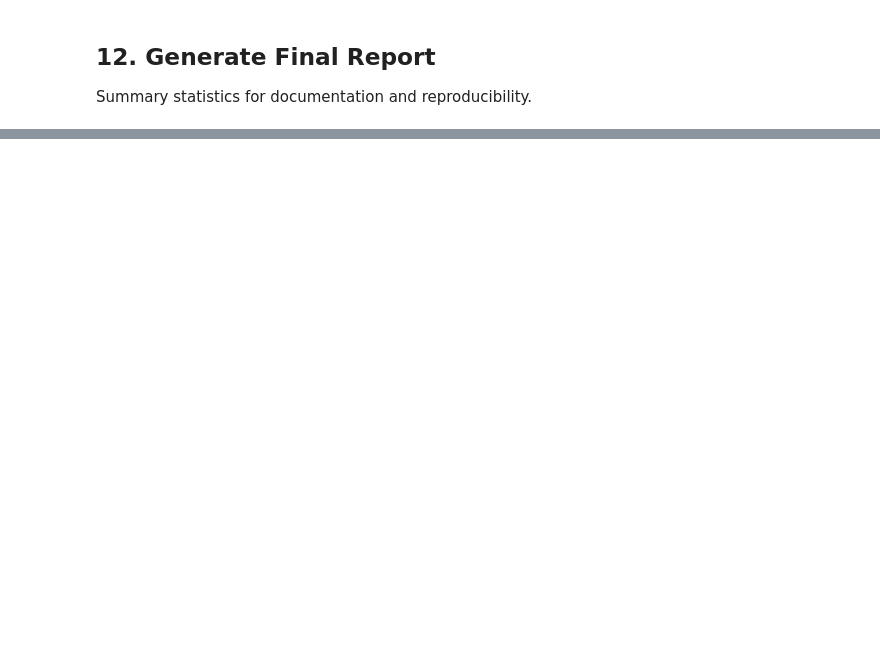
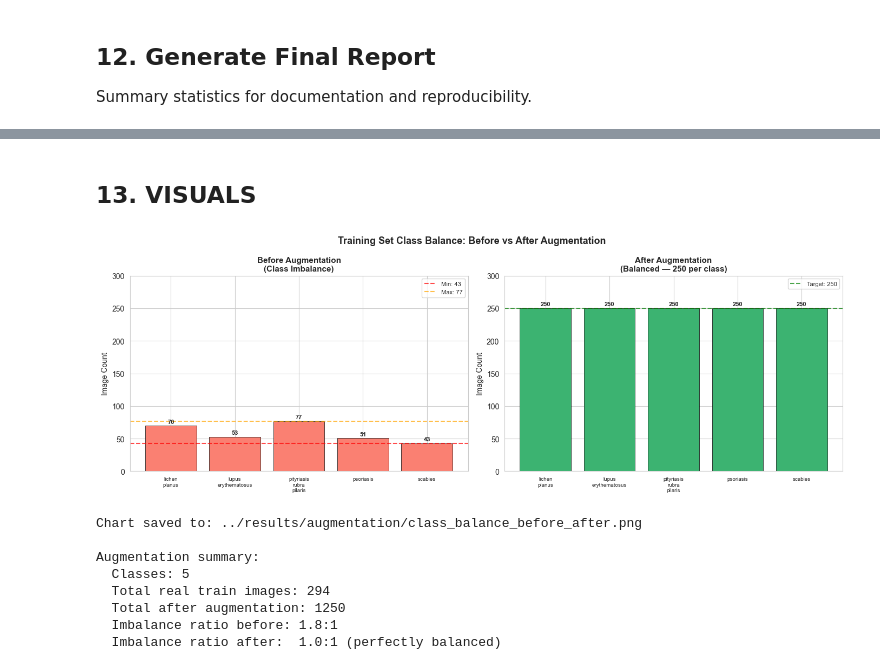
Before and after one commit to reponseashimwe/dermoai, a Jupyter notebook: notebooks/03_data_augmentation.ipynb, the cells around one changed output, grey strips where cells are left out. Cells and saved outputs as stored; diff of their text form; code cells hidden in the pictures; blank space fills up the shorter version.

```diff
--- a/notebooks/03_data_augmentation.ipynb
+++ b/notebooks/03_data_augmentation.ipynb
@@ -1005,4 +948,69 @@ Final Report Generated
 ============================================================
 
 Report saved to: ../results/augmentation/augmentation_report.json
+# %% [markdown]
+## 13. VISUALS
+# %%
+# ============================================================
+# AUGMENTATION VISUAL REPORT — Class Balance Only
+# No medical images displayed (clinical content)
+# ============================================================
+
+fig, axes = plt.subplots(1, 2, figsize=(14, 5))
+
+classes = sorted(train_class_counts.keys())
+real_counts = [train_class_counts[c] for c in classes]
+short_labels = [c.replace('_', '\n') for c in classes]
+
+# --- Before augmentation ---
+bars1 = axes[0].bar(short_labels, real_counts, color='salmon', edgecolor='black', linewidth=0.5)
+axes[0].set_title('Before Augmentation\n(Class Imbalance)', fontsize=11, fontweight='bold')
+axes[0].set_ylabel('Image Count')
+axes[0].set_ylim(0, TARGET_PER_CLASS + 50)
+axes[0].axhline(y=min(real_counts), color='red', linestyle='--', alpha=0.7, label=f'Min: {min(real_counts)}')
+axes[0].axhline(y=max(real_counts), color='orange', linestyle='--', alpha=0.7, label=f'Max: {max(real_counts)}')
+axes[0].legend(fontsize=8)
+axes[0].tick_params(axis='x', labelsize=7)
+for bar, count in zip(bars1, real_counts):
+    axes[0].text(bar.get_x() + bar.get_width()/2, bar.get_height() + 2,
+                 str(count), ha='center', va='bottom', fontsize=8, fontweight='bold')
+
+# --- After augmentation ---
+bars2 = axes[1].bar(short_labels, [TARGET_PER_CLASS]*len(classes), color='mediumseagreen', edgecolor='black', linewidth=0.5)
+axes[1].set_title(f'After Augmentation\n(Balanced — {TARGET_PER_CLASS} per class)', fontsize=11, fontweight='bold')
+axes[1].set_ylabel('Image Count')
+axes[1].set_ylim(0, TARGET_PER_CLASS + 50)
+axes[1].axhline(y=TARGET_PER_CLASS, color='green', linestyle='--', alpha=0.7, label=f'Target: {TARGET_PER_CLASS}')
+axes[1].legend(fontsize=8)
+axes[1].tick_params(axis='x', labelsize=7)
+for bar in bars2:
+    axes[1].text(bar.get_x() + bar.get_width()/2, bar.get_height() + 2,
+                 str(TARGET_PER_CLASS), ha='center', va='bottom', fontsize=8, fontweight='bold')
+
+fig.suptitle('Training Set Class Balance: Before vs After Augmentation', fontsize=13, fontweight='bold')
+plt.tight_layout()
+
+results_dir = BASE_DIR / 'results' / 'augmentation'
+results_dir.mkdir(parents=True, exist_ok=True)
+plt.savefig(results_dir / 'class_balance_before_after.png', dpi=150, bbox_inches='tight')
+plt.show()
+plt.close()
+
+print(f"Chart saved to: {results_dir / 'class_balance_before_after.png'}")
+print(f"\nAugmentation summary:")
+print(f"  Classes: {len(classes)}")
+print(f"  Total real train images: {sum(real_counts)}")
+print(f"  Total after augmentation: {TARGET_PER_CLASS * len(classes)}")
+print(f"  Imbalance ratio before: {max(real_counts)/min(real_counts):.1f}:1")
+print(f"  Imbalance ratio after:  1.0:1 (perfectly balanced)")
+# %% [output]
+[figure, added]
+Chart saved to: ../results/augmentation/class_balance_before_after.png
+
+Augmentation summary:
+  Classes: 5
+  Total real train images: 294
+  Total after augmentation: 1250
+  Imbalance ratio before: 1.8:1
+  Imbalance ratio after:  1.0:1 (perfectly balanced)
 # %% [markdown]
```
Also changed, not shown: parts of 20 cells of this notebook, 4 other files.
